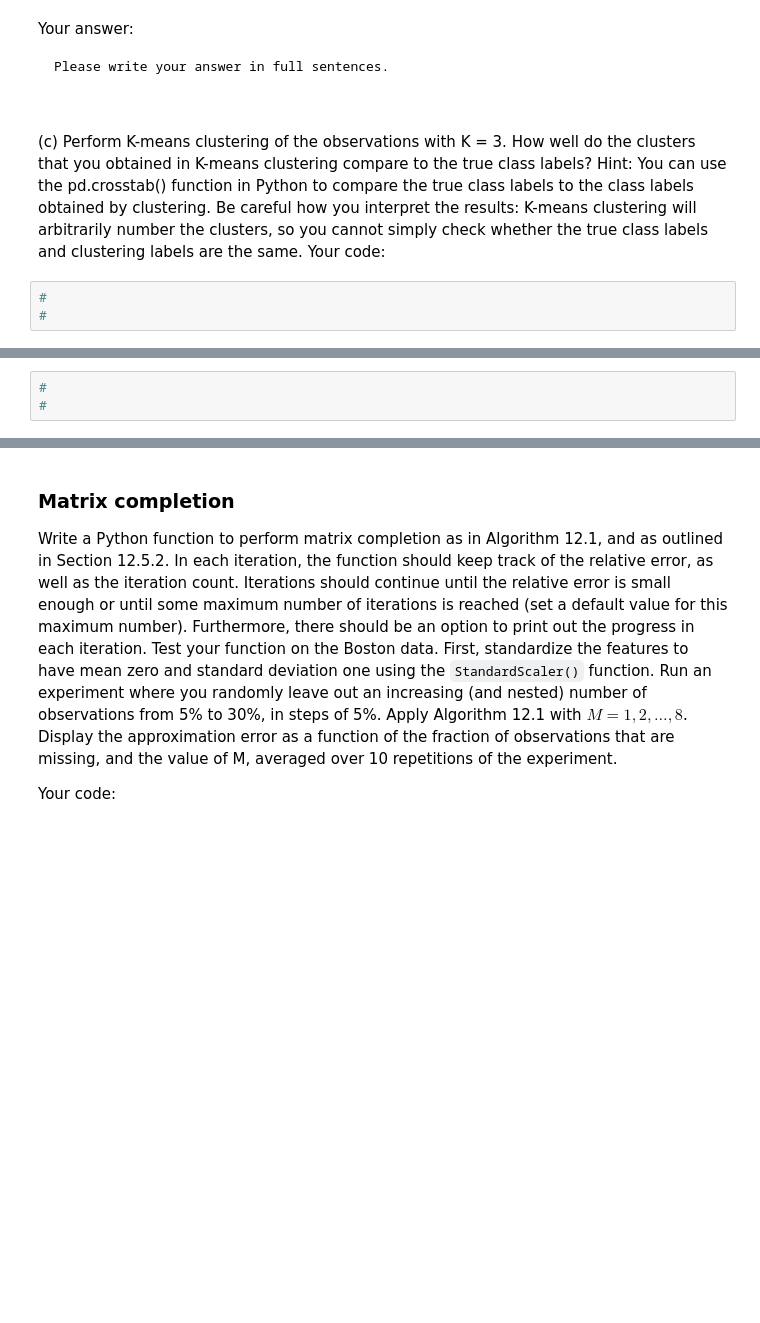
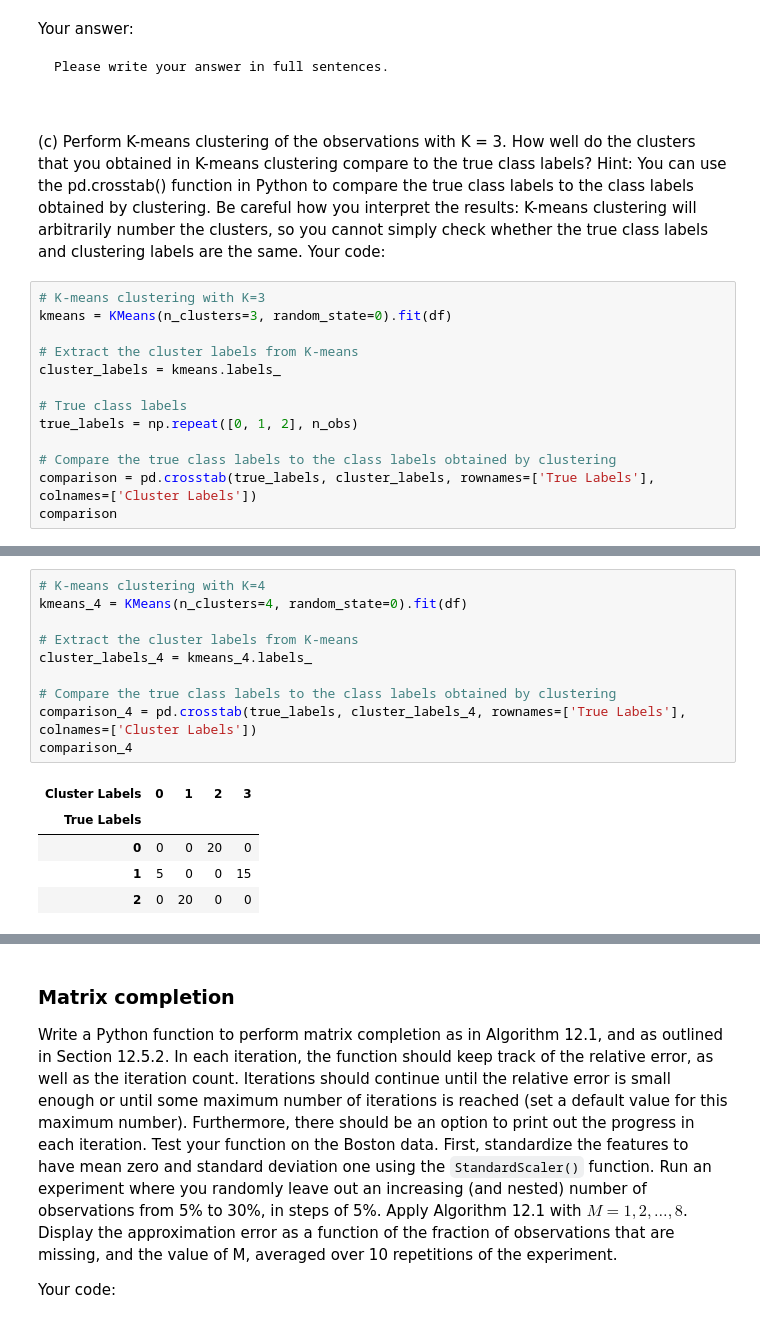
Before and after one commit to BU-MSSP-Classroom/MA679_Spring2024_09_unsupervised-fengyuanshen, a Jupyter notebook: Ch12_Unsupervised_Python.ipynb, the cells around one changed output, grey strips where cells are left out. Saved outputs shown, nothing was run; the diff lists cells and outputs as text; blank space fills up the shorter version.

```diff
--- a/Ch12_Unsupervised_Python.ipynb
+++ b/Ch12_Unsupervised_Python.ipynb
@@ -388,5 +405,15 @@ will arbitrarily number the clusters, so you cannot simply check
 whether the true class labels and clustering labels are the same.
 Your code:
 # %%
-#
-#
+# K-means clustering with K=3
+kmeans = KMeans(n_clusters=3, random_state=0).fit(df)
+
+# Extract the cluster labels from K-means
+cluster_labels = kmeans.labels_
+
+# True class labels
+true_labels = np.repeat([0, 1, 2], n_obs)
+
+# Compare the true class labels to the class labels obtained by clustering
+comparison = pd.crosstab(true_labels, cluster_labels, rownames=['True Labels'], colnames=['Cluster Labels'])
+comparison
@@ -418,8 +468,21 @@ Please write your answer in full sentences.
 
 Your code:
 # %%
-#
-#
+# K-means clustering with K=4
+kmeans_4 = KMeans(n_clusters=4, random_state=0).fit(df)
+
+# Extract the cluster labels from K-means
+cluster_labels_4 = kmeans_4.labels_
+
+# Compare the true class labels to the class labels obtained by clustering
+comparison_4 = pd.crosstab(true_labels, cluster_labels_4, rownames=['True Labels'], colnames=['Cluster Labels'])
+comparison_4
+# %% [output]
+| Cluster Labels | 0 | 1 | 2 | 3 |
+| True Labels |  |  |  |  |
+| 0 | 0 | 0 | 20 | 0 |
+| 1 | 5 | 0 | 0 | 15 |
+| 2 | 0 | 20 | 0 | 0 |
 # %% [markdown]
 Your answer:
 
```
Also changed, not shown: parts of 13 cells of this notebook.
